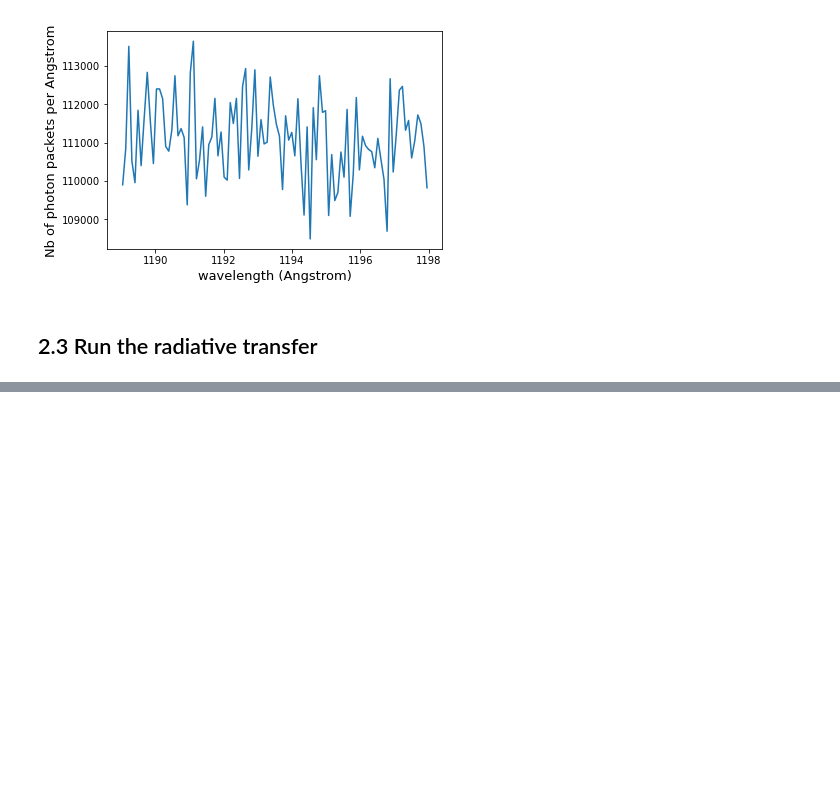
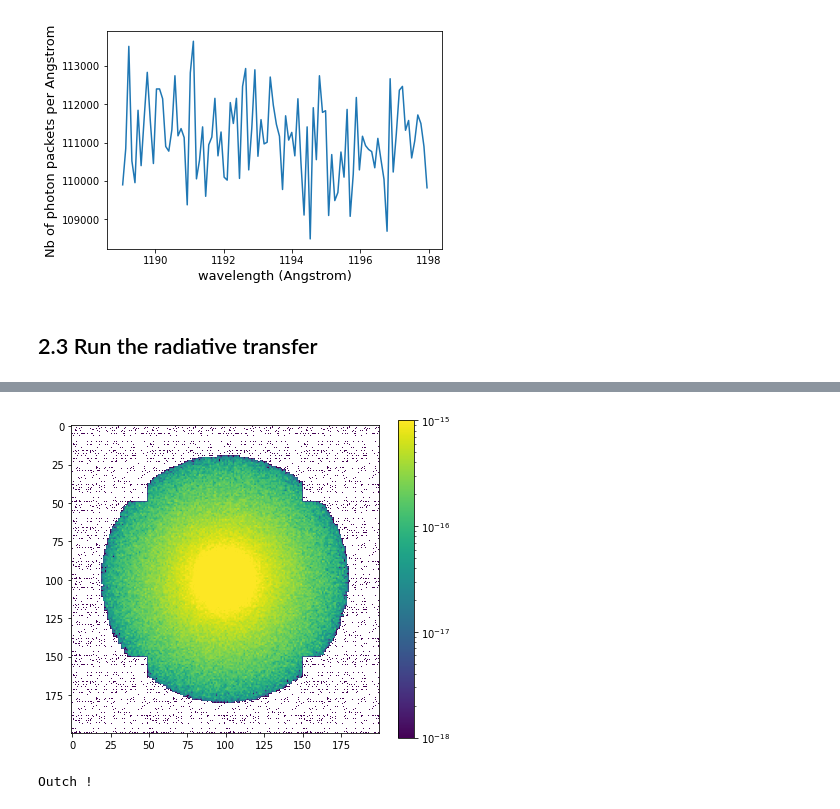
Before and after one commit to Supriyosaha1/Department_project-II, a Jupyter notebook: tutorials/tutorial_1/Tuturial-1.ipynb, the cells around one changed output, grey strips where cells are left out. Cells and saved outputs as stored; diff of their text form; code cells hidden in the pictures; blank space fills up the shorter version.

```diff
--- a/tutorials/tutorial_1/Tuturial-1.ipynb
+++ b/tutorials/tutorial_1/Tuturial-1.ipynb
@@ -231,0 +291,6 @@ plt.show()
+# %%
+m.show_image(smooth=False,vmin=1e-18,vmax=1e-15)
+print("Outch !")
+# %% [output]
+[figure, added]
+Outch !
```
Also changed, not shown: parts of 22 cells of this notebook, 1 other file.
